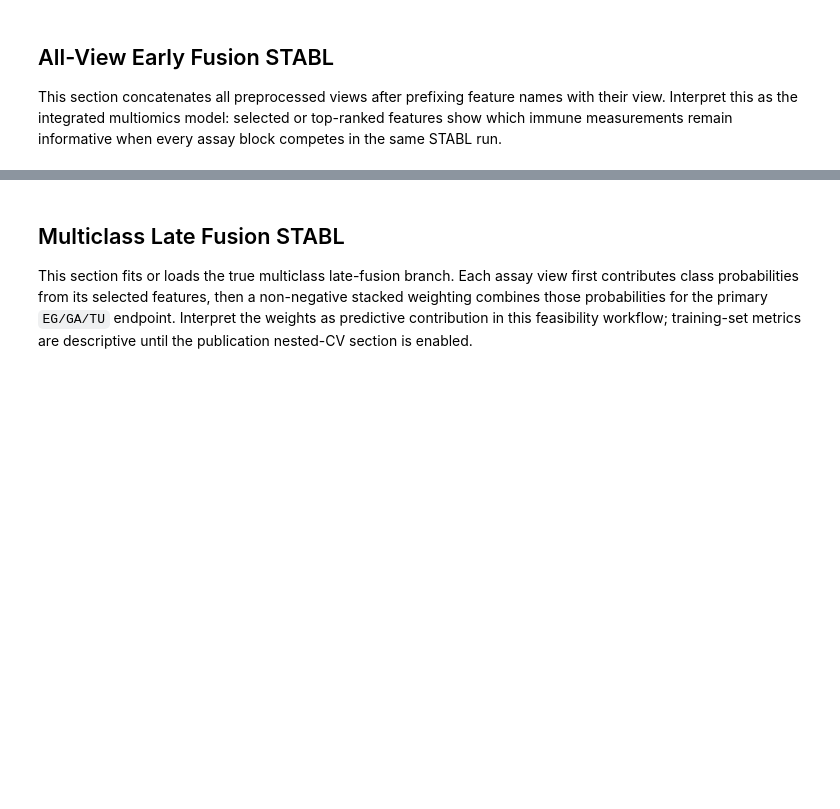
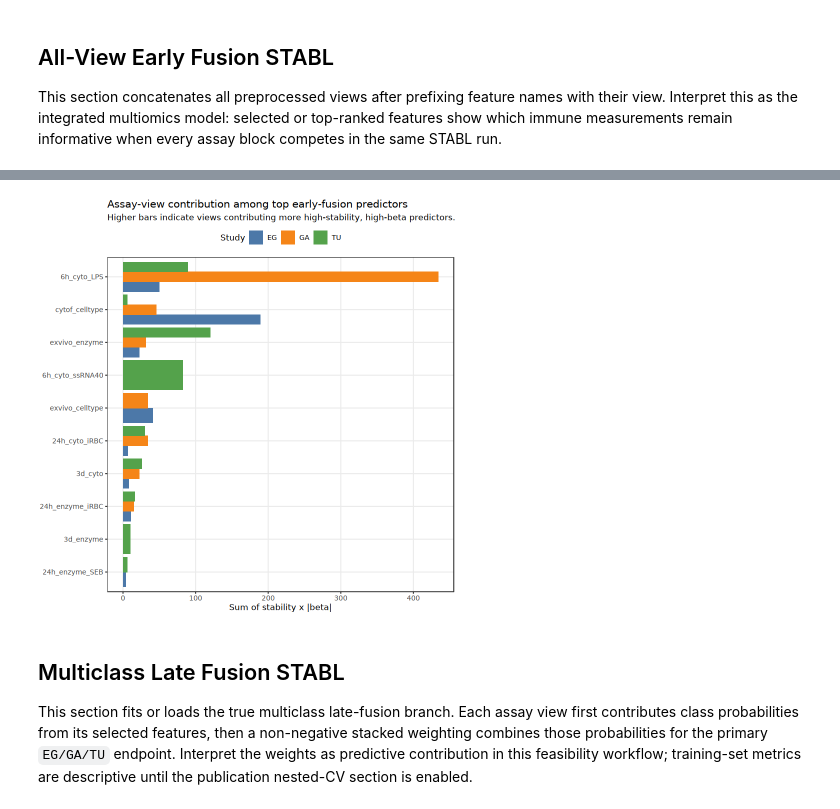
Before and after one commit to mdmanurung/costablr, a Jupyter notebook: scratch/01_stablr_baseline_groups_test.ipynb, the cells around one changed output, grey strips where cells are left out. Saved outputs shown, nothing was run; the diff lists cells and outputs as text; code cells hidden in the pictures; blank space fills up the shorter version.

```diff
--- a/scratch/01_stablr_baseline_groups_test.ipynb
+++ b/scratch/01_stablr_baseline_groups_test.ipynb
@@ -1220,10 +1525,22 @@ if (isTRUE(RUN_ALL_SINGLE_VIEW_STABL)) {
 
 This section concatenates all preprocessed views after prefixing feature names with their view. Interpret this as the integrated multiomics model: selected or top-ranked features show which immune measurements remain informative when every assay block competes in the same STABL run.
 # %%
-if (isTRUE(RUN_ALL_VIEW_EARLY_FUSION)) {
-  x_all_early <- do.call(cbind, purrr::imap(x_all_list, prefix_feature_names))
-  stopifnot(identical(rownames(x_all_early), names(y_all)))
+x_all_early <- do.call(cbind, purrr::imap(x_all_list, prefix_feature_names))
+stopifnot(identical(rownames(x_all_early), names(y_all)))
 
+early_aggregate_cache_path <- cached_rds_path("early_fusion", "all_view_early_fusion_results")
+early_branch_cache_path <- cached_rds_path("early_fusion", "stabl_fit_bundle")
+all_early_stabl <- NULL
+all_early_fitted_in_notebook <- FALSE
+
+if (isTRUE(LOAD_CACHED_RESULTS) && !isTRUE(FORCE_RECOMPUTE) && file.exists(early_aggregate_cache_path)) {
+  all_early_cached <- readRDS(early_aggregate_cache_path)
+  all_early_stabl <- all_early_cached$fit_bundle %||% all_early_cached
+  message("Loaded cached aggregate early-fusion results: ", early_aggregate_cache_path)
+} else if (isTRUE(LOAD_CACHED_RESULTS) && !isTRUE(FORCE_RECOMPUTE) && file.exists(early_branch_cache_path)) {
+  all_early_stabl <- readRDS(early_branch_cache_path)
+  message("Loaded cached early-fusion STABL branch: ", early_branch_cache_path)
+} else if (isTRUE(RUN_ALL_VIEW_EARLY_FUSION)) {
   all_early_stabl <- fit_stabl_elastic_net(
     x = x_all_early,
     y = y_all,
@@ -1231,6 +1548,12 @@ if (isTRUE(RUN_ALL_VIEW_EARLY_FUSION)) {
     view_name = "all_view_early_fusion",
     bootstrap_strata = bootstrap_strata_all
   )
+  all_early_fitted_in_notebook <- TRUE
+} else {
+  message("Early-fusion branch not loaded. Run `Rscript scratch/scripts/run_stablr_baseline_groups_branch.R early_fusion` or set RUN_ALL_VIEW_EARLY_FUSION <- TRUE.")
+}
+
+if (!is.null(all_early_stabl)) {
   fit_all_early <- all_early_stabl$fit
   lambda_all_early <- all_early_stabl$lambda_grid
   all_early_selected <- get_feature_names_out(fit_all_early)
@@ -1253,13 +1576,15 @@ if (isTRUE(RUN_ALL_VIEW_EARLY_FUSION)) {
     dplyr::slice_max(order_by = .data$rank_score, n = TOP_FEATURES_PER_GROUP, with_ties = FALSE) |>
     dplyr::ungroup()
 
-  cache_object(
-    list(fit_bundle = all_early_stabl, importance = all_early_importance,
-         signature_table = all_early_signature_table, top_predictors = all_early_top_predictors,
-         x = x_all_early, y = y_all),
-    "all_view_early_fusion_results",
-    branch = "early_fusion"
-  )
+  if (isTRUE(all_early_fitted_in_notebook)) {
+    cache_object(
+      list(fit_bundle = all_early_stabl, importance = all_early_importance,
+           signature_table = all_early_signature_table, top_predictors = all_early_top_predictors,
+           x = x_all_early, y = y_all),
+      "all_view_early_fusion_results",
+      branch = "early_fusion"
+    )
+  }
 
   save_table(all_early_importance, "all_view_early_fusion_importance.csv")
   save_table(all_early_signature_table, "all_view_early_fusion_signature_table.csv")
@@ -1272,34 +1621,36 @@ if (isTRUE(RUN_ALL_VIEW_EARLY_FUSION)) {
 # %%
-if (isTRUE(RUN_ALL_VIEW_EARLY_FUSION)) {
+if (exists("fit_all_early") && exists("all_early_top_predictors")) {
   all_early_stability_path <- plot_stabl_path(
     fit_all_early,
     title = "All-view early-fusion baseline study-group elastic-net stability path"
   )
   all_early_top_predictor_plot <- plot_top_predictors_by_study_group(
     all_early_top_predictors,
     title = "Top all-view early-fusion predictors by study group"
   )
   all_early_heatmap <- plot_group_mean_heatmap(
     all_early_top_predictors,
     title = "All-view top-predictor group means"
   )
   all_early_view_contribution_plot <- plot_view_contribution(
     all_early_signature_table |>
       dplyr::group_by(.data$study_group) |>
       dplyr::slice_max(order_by = .data$rank_score, n = 25L, with_ties = FALSE) |>
       dplyr::ungroup(),
     title = "Assay-view contribution among top early-fusion predictors"
   )
 
   save_plot(all_early_top_predictor_plot, "all_view_top_predictors_by_group.png", width = 10, height = 7)
   save_plot(all_early_heatmap, "all_view_top_predictor_heatmap.png", width = 9, height = 8)
   save_plot(all_early_view_contribution_plot, "all_view_contribution.png", width = 9, height = 6)
 
   all_early_stability_path
   all_early_top_predictor_plot
   all_early_heatmap
   all_early_view_contribution_plot
 }
+# %% [output]
+[figure, added]
 # %% [markdown]
 ## Multiclass Late Fusion STABL
 
```
Also changed, not shown: parts of 17 cells of this notebook, 17 other files.
